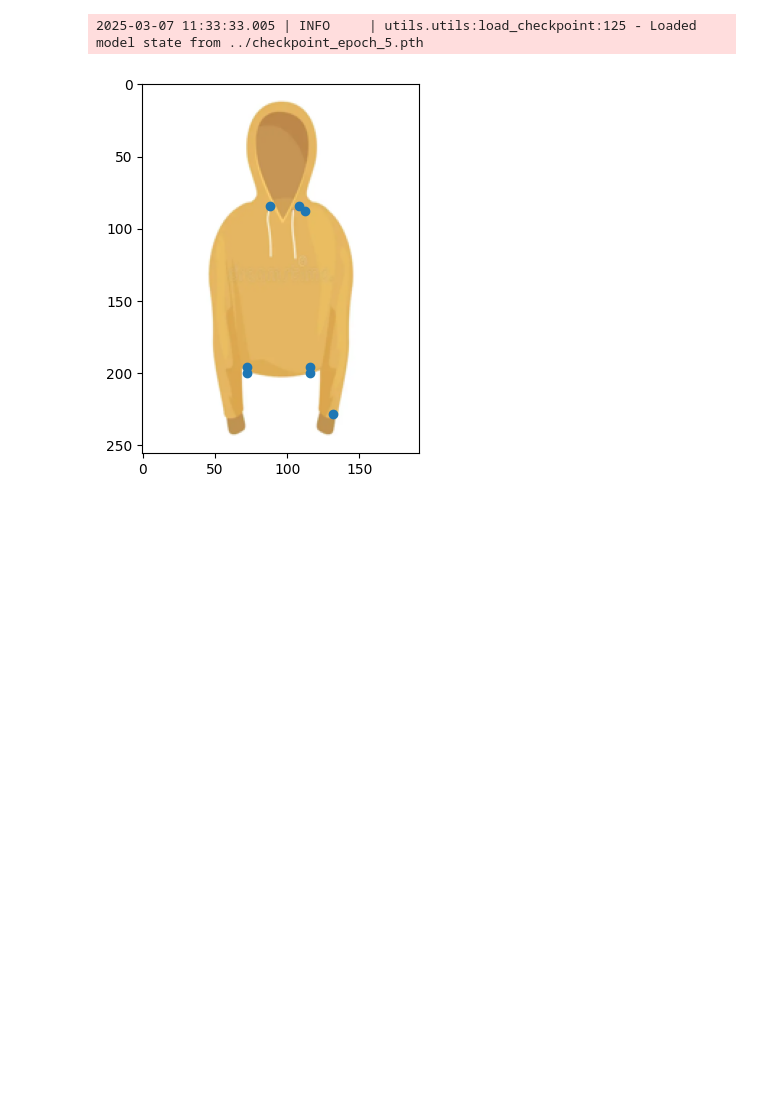
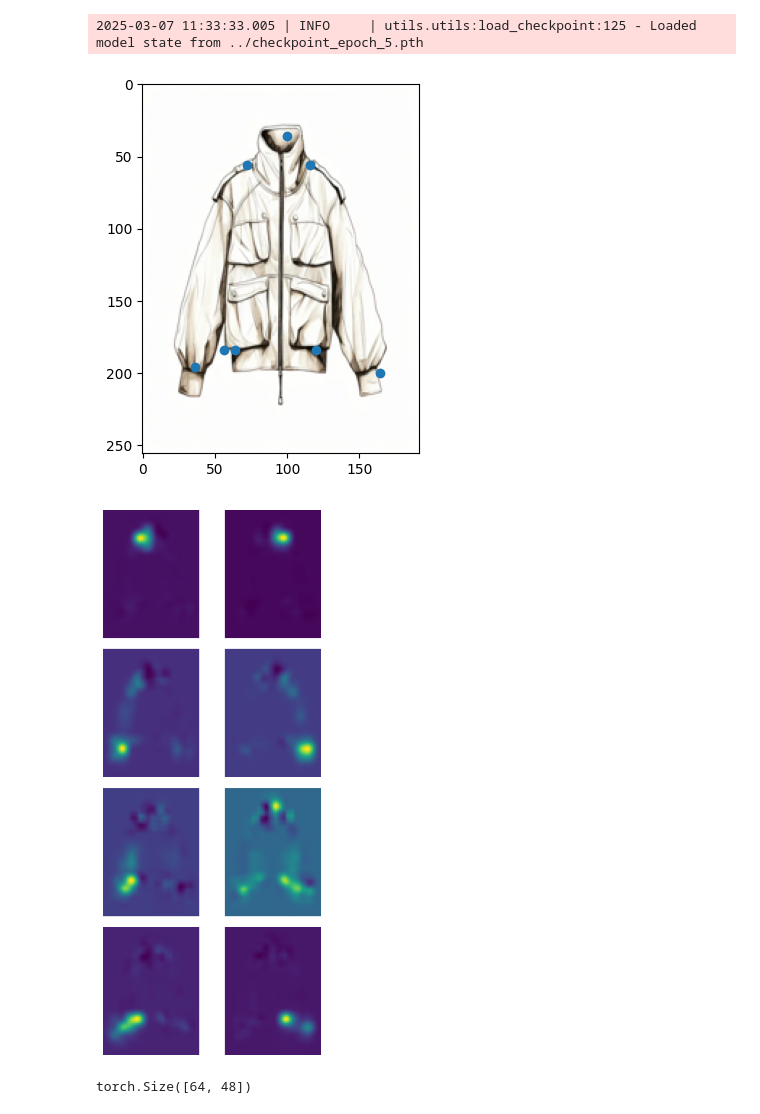
Before and after one commit to Mudhdhoo/CS224G_TechPackAI, a Jupyter notebook: finetune/run_deepfashion.ipynb, the cells around one changed output. Cells and saved outputs as stored; diff of their text form; code cells hidden in the pictures; blank space fills up the shorter version.

```diff
--- a/finetune/run_deepfashion.ipynb
+++ b/finetune/run_deepfashion.ipynb
@@ -20,7 +21,7 @@ epochs, losses = load_checkpoint(checkpoint_path, model)
 # %% [output]
 2025-03-07 11:33:33.005 | INFO     | utils.utils:load_checkpoint:125 - Loaded model state from ../checkpoint_epoch_5.pth
 # %%
-image = Image.open('/Users/johncao/Documents/Programming/Stanford/CS224G/finetune/utils/test_imgs/hoddie.png')
+image = Image.open('/Users/johncao/Documents/Programming/Stanford/CS224G/finetune/utils/test_imgs/jacket.png')
 def normalize_image(image: Image.Image):
     """
     Normalizes a PIL image using the given mean and standard deviation.
@@ -50,32 +51,56 @@ def extract_keypoints_from_heatmap(heatmap):
     Args:
         heatmap: Tensor of shape (N_k, H, W)
 
     Returns:
         keypoints: List of (x, y) keypoints
     """
     N_k, H, W = heatmap.shape
     keypoints = []
     for i in range(N_k):
         # Get index of max value in heatmap
         idx = torch.argmax(heatmap[i])
         y, x = divmod(idx.item(), W)  # Convert to (y, x) coordinates
         keypoints.append((x, y))
 
     return keypoints
 
 normalized_image = normalize_image(image.resize([192,256]))
 x = torch.tensor(normalized_image).permute(2,0,1).unsqueeze(0).float()
-out = model(x)
+with torch.no_grad():
+    out = model(x)
 kpts = extract_keypoints_from_heatmap(out['heatmaps'][0])
 kpts_list = []
 for kp in kpts:
     kpts_list.append([kp[0], kp[1]])
 
 kpts = np.array(kpts_list)*4
 
 fig = plt.figure()
 plt.imshow(normalized_image*STD + MEAN)
 plt.scatter(x=kpts[:,0], y=kpts[:,1])
 plt.show()
+
+N, H, W = out['heatmaps'][0].shape
+
+# Determine grid size (for example, a square-ish grid)
+cols = int(math.sqrt(N))
+rows = math.ceil(N / cols)
+
+# Create subplots
+fig, axes = plt.subplots(rows, cols, figsize=(cols * 2, rows * 2))
+axes = axes.flatten()  # make it easier to iterate
+
+for i, ax in enumerate(axes):
+    if i < N:
+        ax.imshow(out['heatmaps'][0][i])  # use cmap='gray' for grayscale images
+    ax.axis('off')  # hide the axes
+
+plt.tight_layout()
+plt.show()
 # %% [output]
-[figure, old version]
+[figure, new version]
+[figure, added]
+# %%
+out['heatmaps'][0][0].shape
+# %% [output]
+torch.Size([64, 48])
```
Also changed, not shown: parts of 1 cell of this notebook, 2 other files.
